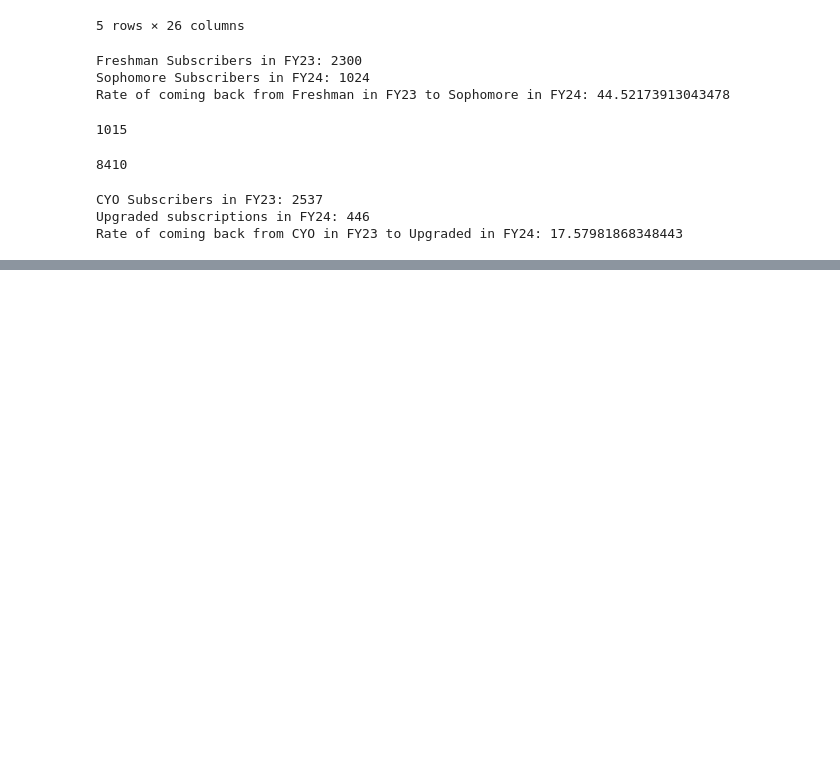
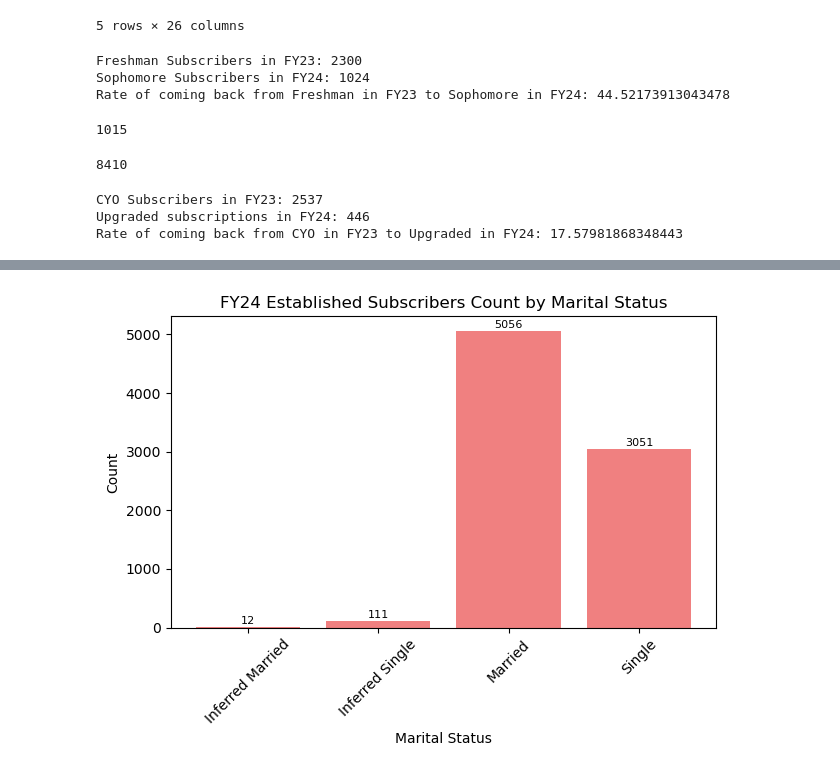
Before and after one commit to gabriela-ilinca/ASO, a Jupyter notebook: briana_workbook.ipynb, the cells around one changed output, grey strips where cells are left out. Drawn from its saved outputs; the diff is of its cells as text; code cells hidden in the pictures; blank space fills up the shorter version.

```diff
--- a/briana_workbook.ipynb
+++ b/briana_workbook.ipynb
@@ -66,0 +99,16 @@ Rate of coming back from CYO in FY23 to Upgraded in FY24: 17.57981868348443
+# %%
+marital_counts = df_establish.groupby('marital_status')['ticket_type'].count()
+# switch the order of marital status types
+plt.bar(marital_counts.index, marital_counts.values, color='lightcoral')
+plt.title('FY24 Established Subscribers Count by Marital Status')
+plt.xlabel('Marital Status')
+plt.ylabel('Count')
+plt.xticks(rotation=45)
+#plt.xticks([0, 1, 2, 3], ['Inferred Single', 'Inferred Married', 'Single', 'Married'])
+
+for i, value in enumerate(marital_counts.values):
+    plt.text(i, value + 50, str(value), ha='center', va='baseline', fontsize=8)
+plt.tight_layout()
+plt.show()
+# %% [output]
+[figure, added]
```
Also changed, not shown: parts of 4 cells of this notebook.
